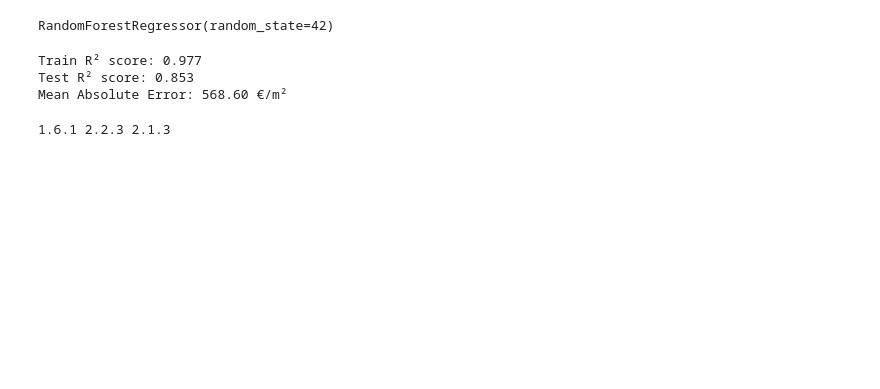
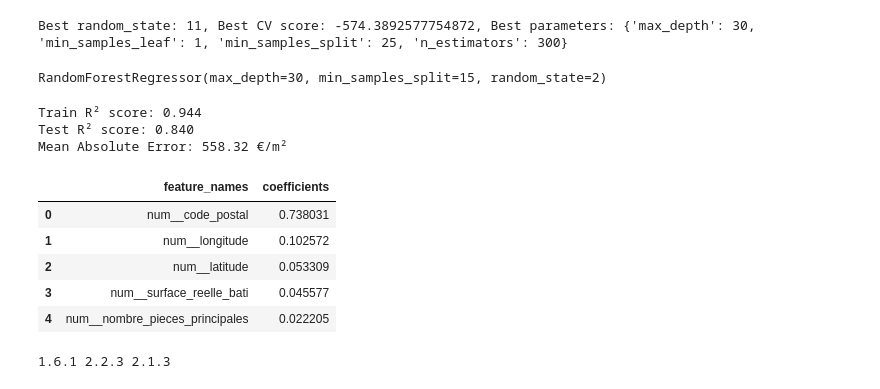
Before and after one commit to lcodecorn/ImmoParis, a Jupyter notebook: Notebooks/ml.ipynb, the cells around one changed output. Saved outputs shown, nothing was run; the diff lists cells and outputs as text; code cells hidden in the pictures; blank space fills up the shorter version.

Commit message:
GridSearch update

```diff
--- a/Notebooks/ml.ipynb
+++ b/Notebooks/ml.ipynb
@@ -39,7 +40,7 @@ x = df_agg.drop(columns=[target, 'valeur_fonciere'])
 y = df_agg[target]
 # %%
 #Split train/test
-x_train, x_test, y_train, y_test = train_test_split(x, y, test_size=0.25, random_state=42)
+x_train, x_test, y_train, y_test = train_test_split(x, y, test_size=0.25, random_state=42, stratify=df_agg["code_postal"])
 # %%
 #Separate numeric and categorical features
 numeric_features = x.select_dtypes(include='number').columns
@@ -57,12 +58,45 @@ preprocessor = ColumnTransformer([
 #Fit and transform
 x_train_processed = preprocessor.fit_transform(x_train)
 x_test_processed = preprocessor.transform(x_test)
+# %%
+best_score = -float('inf')
+best_seed = None
+best_model = None
+
+for seed in range(10, 20):
+    rf = RandomForestRegressor(random_state=seed)
+
+    grid_search = GridSearchCV(
+        rf,
+        param_grid={
+            "n_estimators": [100, 200, 300],
+            "max_depth": [25, 30, 35],
+            "min_samples_split": [15, 20, 25],
+            "min_samples_leaf": [1, 2]
+        },
+        cv=5,
+        scoring="neg_mean_absolute_error",
+        n_jobs=-1
+    )
+
+    grid_search.fit(x_train_processed, y_train)
+
+    if grid_search.best_score_ > best_score:
+        best_score = grid_search.best_score_
+        best_seed = seed
+        best_model = grid_search.best_estimator_
+
+print(f"Best random_state: {best_seed}, Best CV score: {best_score}, Best parameters: {grid_search.best_params_}")
+
+#best yet random_state=2, max_depth=30, min_samples_leaf=1, min_samples_split=15, n_estimators= 100
+# %% [output]
+Best random_state: 11, Best CV score: -574.3892577754872, Best parameters: {'max_depth': 30, 'min_samples_leaf': 1, 'min_samples_split': 25, 'n_estimators': 300}
 # %%
 #Train model
-model = RandomForestRegressor(random_state=42)
+model = RandomForestRegressor(random_state=2, max_depth=30, min_samples_leaf=1, min_samples_split=15, n_estimators= 100)
 model.fit(x_train_processed, y_train)
 # %% [output]
-RandomForestRegressor(random_state=42)
+RandomForestRegressor(max_depth=30, min_samples_split=15, random_state=2)
 # %%
 #Make predictions
 y_train_pred = model.predict(x_train_processed)
@@ -77,9 +111,9 @@ print(f"Train R² score: {train_score:.3f}")
 print(f"Test R² score: {test_score:.3f}")
 print(f"Mean Absolute Error: {mae:.2f} €/m²")
 # %% [output]
-Train R² score: 0.977
-Test R² score: 0.853
-Mean Absolute Error: 568.60 €/m²
+Train R² score: 0.944
+Test R² score: 0.840
+Mean Absolute Error: 558.32 €/m²
 # %%
 #Vis
 results_df = pd.DataFrame({
@@ -131,4 +164,19 @@ fig1.update_layout(xaxis_tickangle=45)
 fig1.show()
+# %%
+feature_importance_df = (
+    feature_importance
+    .sort_values("coefficients", ascending=False)
+    .reset_index(drop=True)
+)
+
+feature_importance_df.head()
+# %% [output]
+|  | feature_names | coefficients |
+| 0 | num__code_postal | 0.738031 |
+| 1 | num__longitude | 0.102572 |
+| 2 | num__latitude | 0.053309 |
+| 3 | num__surface_reelle_bati | 0.045577 |
+| 4 | num__nombre_pieces_principales | 0.022205 |
 # %%
 # Add this to the end of your notebook
 import pickle
```
Also changed, not shown: parts of 2 cells of this notebook, 1 other file.
